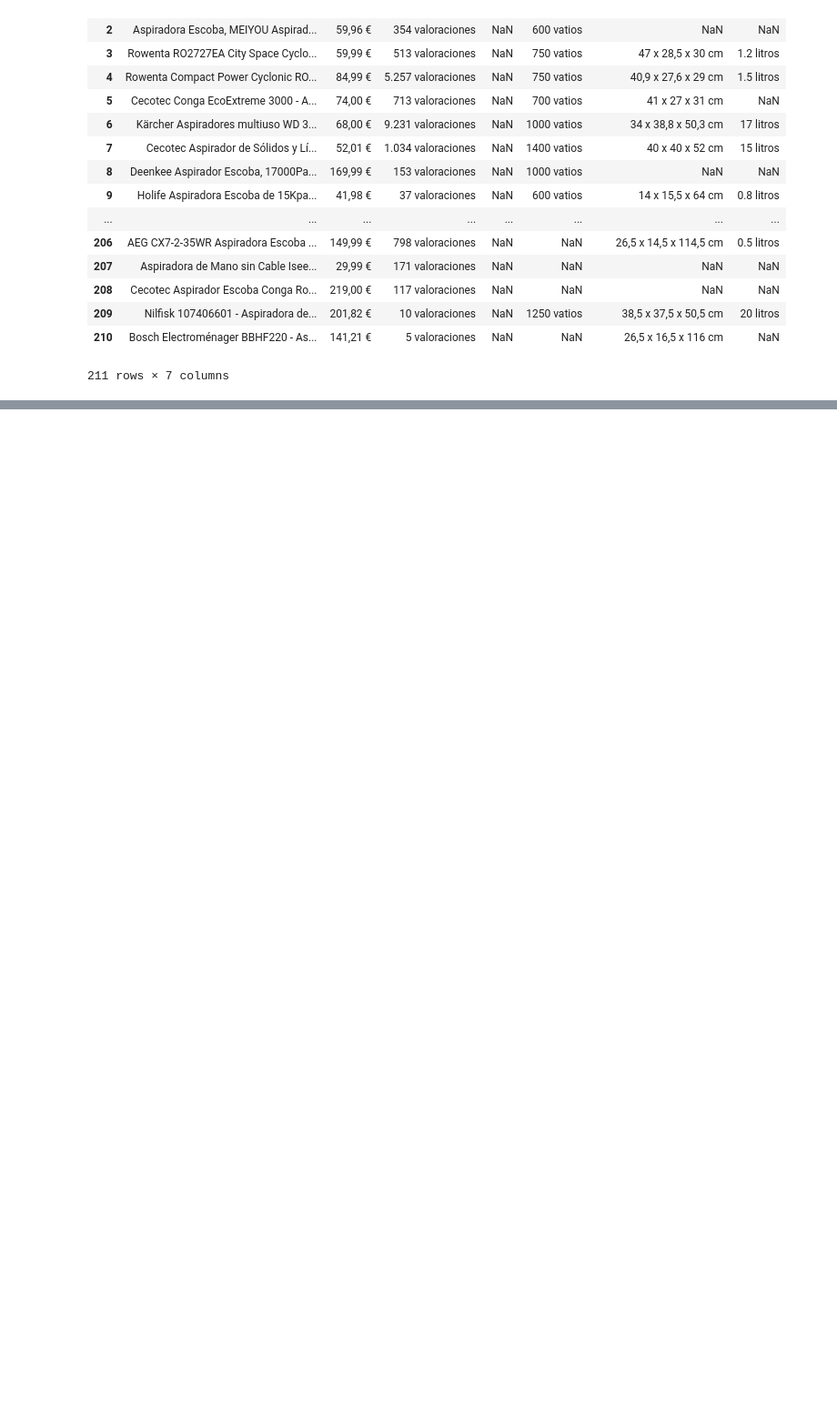
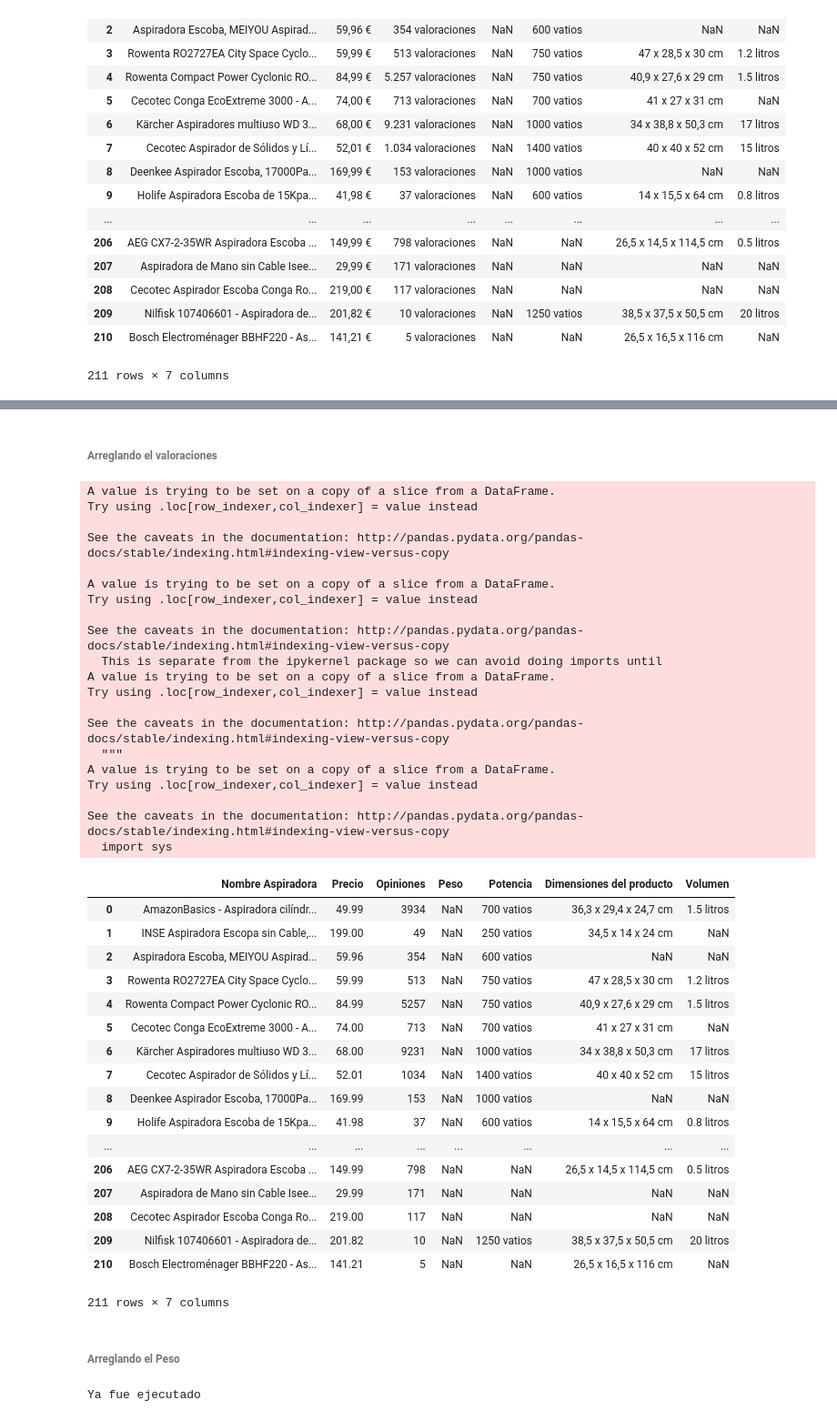
Before and after one commit to xgutierrez/Platzi-DataScienceAmazon, a Jupyter notebook: AnálisisDeAspiradoras.ipynb, the cells around one changed output, grey strips where cells are left out. Shown at 91% size. Cells and saved outputs as stored; diff of their text form; code cells hidden in the pictures; blank space fills up the shorter version.

```diff
--- a/AnálisisDeAspiradoras.ipynb
+++ b/AnálisisDeAspiradoras.ipynb
@@ -414,7 +440,7 @@ Index(['Marca', 'Número de modelo', 'Peso del producto',
 # %%
 # Nuevo dato de aspiradoras
-nuevoDatoAspiradora = datoAspiradorasX[['Nombre Aspiradora','Precio','Opiniones','Peso','Potencia','Dimensiones del producto','Volumen']]
-nuevoDatoAspiradora
+aspiradoras = datosAspiradoras[['Nombre Aspiradora','Precio','Opiniones','Peso','Potencia','Dimensiones del producto','Volumen']]
+aspiradoras
 # %% [output]
 |  | Nombre Aspiradora | Precio | Opiniones | Peso | Potencia | Dimensiones del producto | Volumen |
 | 0 | AmazonBasics - Aspiradora cilíndr... | 49,99 € | 3.934 valoraciones | NaN | 700 vatios | 36,3 x 29,4 x 24,7 cm | 1.5 litros |
@@ -436,0 +465,7 @@ nuevoDatoAspiradora
+# %%
+# Se quita los € por vacío
+aspiradoras["Precio"] = aspiradoras["Precio"].str.replace("€","");
+# Se reemplaza la coma por punto
+aspiradoras["Precio"] = aspiradoras["Precio"].str.replace(",",".");
+# Se convierte en float
+aspiradoras["Precio"] = aspiradoras["Precio"].astype(float);
@@ -436,0 +487,69 @@ nuevoDatoAspiradora
+# %% [markdown]
+###### Arreglando el valoraciones
+# %%
+# Se retira el texto valoraciones
+aspiradoras['Opiniones'] = aspiradoras['Opiniones'].str.replace('valoraciones','');
+aspiradoras['Opiniones'] = aspiradoras['Opiniones'].str.replace('valoración','');
+# Se quita el punto
+aspiradoras['Opiniones'] = aspiradoras['Opiniones'].str.replace('.','');
+# Se cambia el tipo de dato a int
+aspiradoras['Opiniones'] = aspiradoras['Opiniones'].astype(int);
+
+aspiradoras
+# %% [output]
+A value is trying to be set on a copy of a slice from a DataFrame.
+Try using .loc[row_indexer,col_indexer] = value instead
+
+See the caveats in the documentation: http://pandas.pydata.org/pandas-docs/stable/indexing.html#indexing-view-versus-copy
+
+A value is trying to be set on a copy of a slice from a DataFrame.
+Try using .loc[row_indexer,col_indexer] = value instead
+
+See the caveats in the documentation: http://pandas.pydata.org/pandas-docs/stable/indexing.html#indexing-view-versus-copy
+  This is separate from the ipykernel package so we can avoid doing imports until
+A value is trying to be set on a copy of a slice from a DataFrame.
+Try using .loc[row_indexer,col_indexer] = value instead
+
+See the caveats in the documentation: http://pandas.pydata.org/pandas-docs/stable/indexing.html#indexing-view-versus-copy
+  """
+A value is trying to be set on a copy of a slice from a DataFrame.
+Try using .loc[row_indexer,col_indexer] = value instead
+
+See the caveats in the documentation: http://pandas.pydata.org/pandas-docs/stable/indexing.html#indexing-view-versus-copy
+  import sys
+|  | Nombre Aspiradora | Precio | Opiniones | Peso | Potencia | Dimensiones del producto | Volumen |
+| 0 | AmazonBasics - Aspiradora cilíndr... | 49.99 | 3934 | NaN | 700 vatios | 36,3 x 29,4 x 24,7 cm | 1.5 litros |
+| 1 | INSE Aspiradora Escopa sin Cable,... | 199.00 | 49 | NaN | 250 vatios | 34,5 x 14 x 24 cm | NaN |
+| 2 | Aspiradora Escoba, MEIYOU Aspirad... | 59.96 | 354 | NaN | 600 vatios | NaN | NaN |
+| 3 | Rowenta RO2727EA City Space Cyclo... | 59.99 | 513 | NaN | 750 vatios | 47 x 28,5 x 30 cm | 1.2 litros |
+| 4 | Rowenta Compact Power Cyclonic RO... | 84.99 | 5257 | NaN | 750 vatios | 40,9 x 27,6 x 29 cm | 1.5 litros |
+| 5 | Cecotec Conga EcoExtreme 3000 - A... | 74.00 | 713 | NaN | 700 vatios | 41 x 27 x 31 cm | NaN |
+| 6 | Kärcher Aspiradores multiuso WD 3... | 68.00 | 9231 | NaN | 1000 vatios | 34 x 38,8 x 50,3 cm | 17 litros |
+| 7 | Cecotec Aspirador de Sólidos y Lí... | 52.01 | 1034 | NaN | 1400 vatios | 40 x 40 x 52 cm | 15 litros |
+| 8 | Deenkee Aspirador Escoba, 17000Pa... | 169.99 | 153 | NaN | 1000 vatios | NaN | NaN |
+| 9 | Holife Aspiradora Escoba de 15Kpa... | 41.98 | 37 | NaN | 600 vatios | 14 x 15,5 x 64 cm | 0.8 litros |
+| ... | ... | ... | ... | ... | ... | ... | ... |
+| 206 | AEG CX7-2-35WR Aspiradora Escoba ... | 149.99 | 798 | NaN | NaN | 26,5 x 14,5 x 114,5 cm | 0.5 litros |
+| 207 | Aspiradora de Mano sin Cable Isee... | 29.99 | 171 | NaN | NaN | NaN | NaN |
+| 208 | Cecotec Aspirador Escoba Conga Ro... | 219.00 | 117 | NaN | NaN | NaN | NaN |
+| 209 | Nilfisk 107406601 - Aspiradora de... | 201.82 | 10 | NaN | 1250 vatios | 38,5 x 37,5 x 50,5 cm | 20 litros |
+| 210 | Bosch Electroménager BBHF220 - As... | 141.21 | 5 | NaN | NaN | 26,5 x 16,5 x 116 cm | NaN |
+211 rows × 7 columns
+# %% [markdown]
+###### Arreglando el Peso
+# %%
+try:
+    # Examinado que valores tengo
+    aspiradoras.Peso.unique()
+
+    aspiradoras['Peso'] = aspiradoras['Peso'].str.replace('kilogramos','')
+    aspiradoras['Peso'] = aspiradoras['Peso'].astype(float)
+
+    #Cambiando el nombre de una columna
+    aspiradoras.rename(columns={'Peso':'Peso(Kg)'},inplace=True)
+
+    aspiradoras
+except:
+    print("Ya fue ejecutado")
+# %% [output]
+Ya fue ejecutado
```
Also changed, not shown: parts of 9 cells of this notebook.
